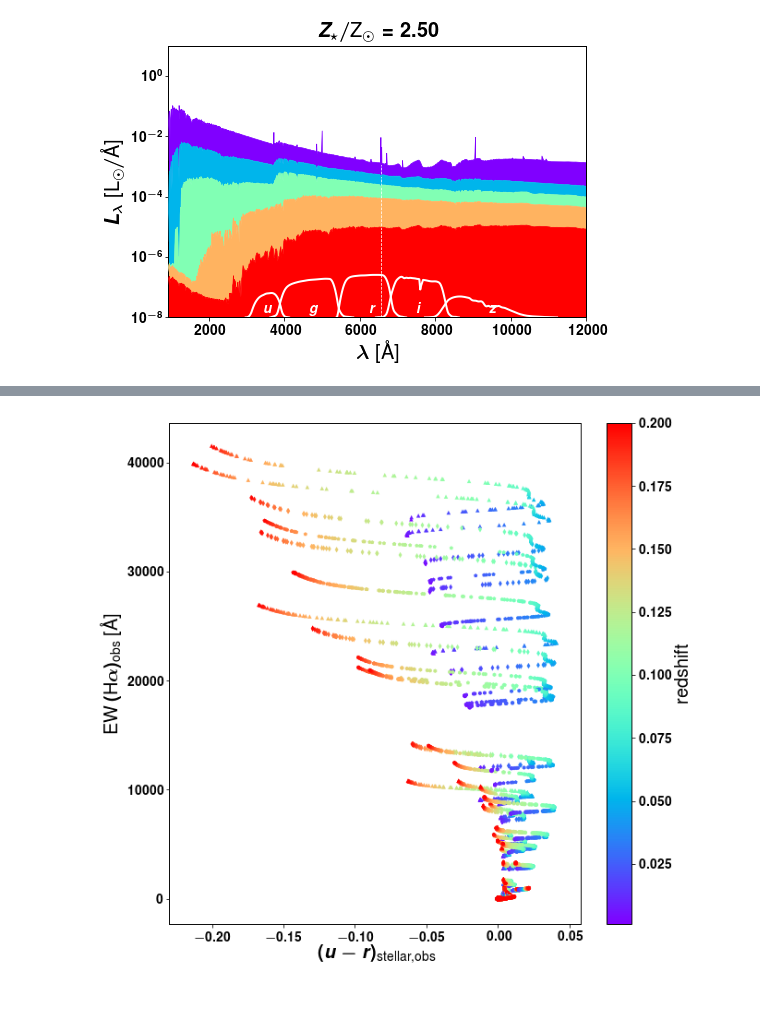
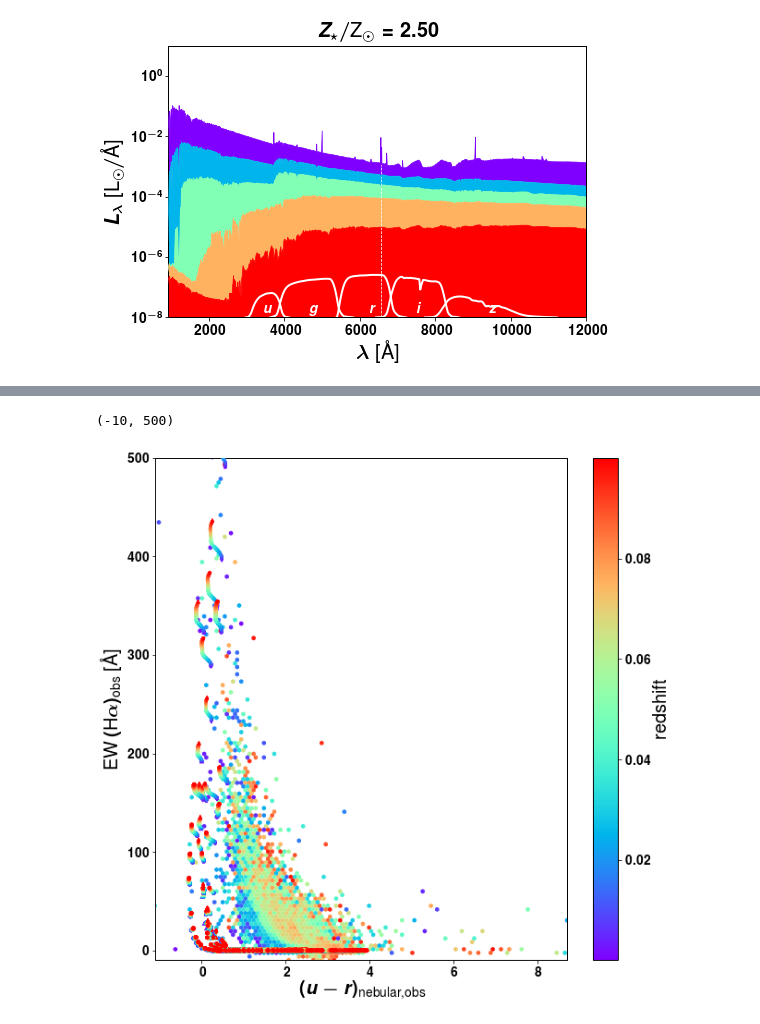
Before and after one commit to ajmejia/photo-ew, a Jupyter notebook: notebooks/proof-of-concept.ipynb, the cells around one changed output, grey strips where cells are left out. Cells and saved outputs as stored; diff of their text form; code cells hidden in the pictures.

Commit message:
adding SDSS data

```diff
--- a/notebooks/proof-of-concept.ipynb
+++ b/notebooks/proof-of-concept.ipynb
@@ -102,6 +52,8 @@ for file in flist:
 
     models_ste[f[2].data["Zstars"][0]] = SEDs_ste
     models_tot[f[2].data["Zstars"][0]] = SEDs_tot
+
+ew_sdss = pd.read_csv("{}/data/photo-speclines.csv".format(rdir), index_col="FITS")
 # %%
 columns = ["10 Myr","50 Myr","200 Myr","1000 Myr", "13000 Myr"]
 colors = cm.rainbow(linspace(0,1,len(columns)))
@@ -152,8 +104,8 @@ for Z in mets_val:
         SED_neb_j = column_stack((SEDs_tot.index.values,SEDs_tot.get(SEDs_tot.columns[j])))
         SED_ste_j = column_stack((SEDs_ste.index.values,SEDs_ste.get(SEDs_ste.columns[j])))
 
-        ur_neb[Z] += [integrated_flux(SED_neb_j, sdss_res[0]) - integrated_flux(SED_neb_j, sdss_res[2])]
-        ur_ste[Z] += [integrated_flux(SED_ste_j, sdss_res[0]) - integrated_flux(SED_ste_j, sdss_res[2])]
+        ur_neb[Z] += [ABmag(SED_neb_j, sdss_res[0]) - ABmag(SED_neb_j, sdss_res[2])]
+        ur_ste[Z] += [ABmag(SED_ste_j, sdss_res[0]) - ABmag(SED_ste_j, sdss_res[2])]
         ew_neb[Z] += [equivalent_width(SED_neb_j, (6562,), (40,))[0]]
     # Compute the colour excess
     ur_neb[Z], ur_ste[Z], ew_neb[Z] = array(ur_neb[Z]), array(ur_ste[Z]), array(ew_neb[Z])
@@ -192,7 +144,7 @@ cb.set_label(r"$\log{t_\star/\text{yr}}$")
 # NEXT STEPS
 
 # simulate redshift sample
-z_in, z_fi = 0.001, 0.2
+z_in, z_fi = ew_sdss.redshift.min(), ew_sdss.redshift.max()
 redshift = linspace(z_in, z_fi, 10000)
 # define probability distribution for redshift assignment according to age(~mass~colour)
 PDF_age = lambda t, z: exp((0.5*z+0.05)*t)
@@ -211,23 +163,31 @@ for Z in mets_val:
     for j,z in enumerate(redshift):
         weights = PDF_age(log10(ages.values), z)
         weights /= weights.sum()
-        i = random.choice(ages.index, p=weights)
+        i = random.choice(ages.index)
 
         SED_neb_z = column_stack((SEDs_tot.index.values*(z+1),SEDs_tot.get(SEDs_tot.columns[i])))
         SED_ste_z = column_stack((SEDs_ste.index.values*(z+1),SEDs_ste.get(SEDs_ste.columns[i])))
 
         ages_z[Z] += [log10(ages.get(i))]
-        ur_neb_z[Z] += [integrated_flux(SED_neb_z, sdss_res[0]) - integrated_flux(SED_neb_z, sdss_res[2])]
-        ur_ste_z[Z] += [integrated_flux(SED_ste_z, sdss_res[0]) - integrated_flux(SED_ste_z, sdss_res[2])]
+        ur_neb_z[Z] += [ABmag(SED_neb_z, sdss_res[0]) - ABmag(SED_neb_z, sdss_res[2])]
+        ur_ste_z[Z] += [ABmag(SED_ste_z, sdss_res[0]) - ABmag(SED_ste_z, sdss_res[2])]
         ew_neb_z[Z] += [equivalent_width(SED_neb_z, (6562*(z+1),), (40*(z+1),))[0]]
-    ages_z[Z], ur_neb[Z], ur_ste[Z], ew_neb[Z] = array(ages_z[Z]), array(ur_neb[Z]), array(ur_ste[Z]), array(ew_neb[Z])
+    ages_z[Z], ur_neb_z[Z], ur_ste_z[Z], ew_neb_z[Z] = array(ages_z[Z]), array(ur_neb_z[Z]), array(ur_ste_z[Z]), array(ew_neb_z[Z])
 # %%
+# plot SDSS data
+ur_obs = ew_sdss.u-ew_sdss.r
+mask = ur_obs<2222.22
+hexbin(ur_obs[mask], ew_sdss.H_alpha[mask], ew_sdss.redshift, (100,250), vmin=z_in, vmax=z_fi, linewidths=0, cmap=cm.rainbow, reduce_C_function=median)
+
 # plot colour vs colour excess (stellar - nebular) vs redshift
-for Z in mets_val: scatter(ur_neb_z[Z], ew_neb_z[Z], marker=markers[Z], c=redshift, s=20, lw=0, cmap=cm.rainbow)
+for Z in mets_val: scatter(ur_neb_z[Z], ew_neb_z[Z], marker=markers[Z], c=redshift, s=20, lw=0, cmap=cm.rainbow, zorder=999)
 cb = colorbar()
-xlabel(r"$(u-r)_\text{stellar,obs}$")
+xlabel(r"$(u-r)_\text{nebular,obs}$")
 ylabel(r"$\text{EW}\,(\text{H}\alpha)_\text{obs}$ [\AA]")
 cb.set_label(r"$\text{redshift}$")
+# cb.set_label(r"$\log{t_\star/\text{yr}}$")
+ylim(-10,500)
 # show surveys sample selection cuts (e.g., r<17.7)
 # %% [output]
+(-10, 500)
-[figure, old version]
+[figure, new version]
```
Also changed, not shown: parts of 4 cells of this notebook.
